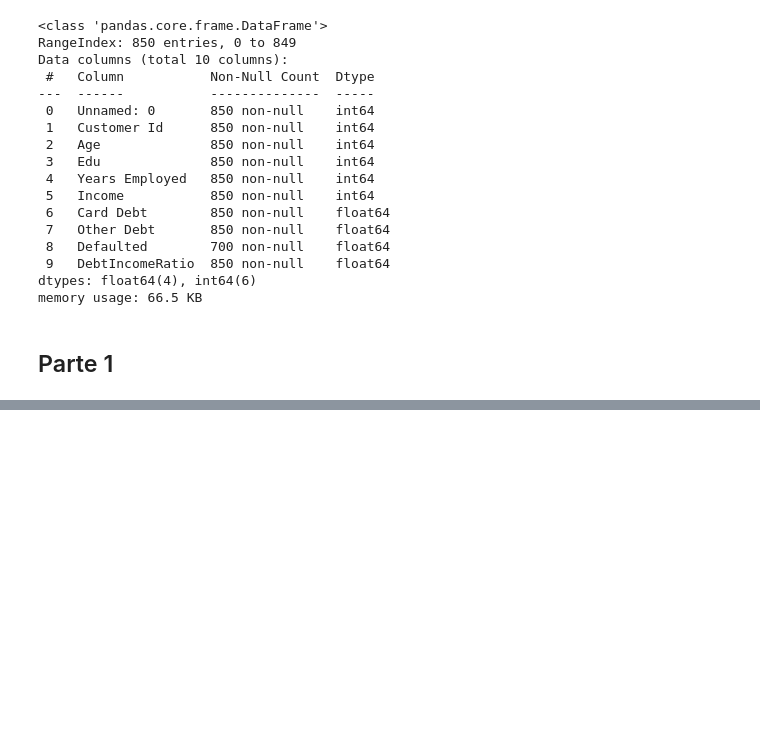
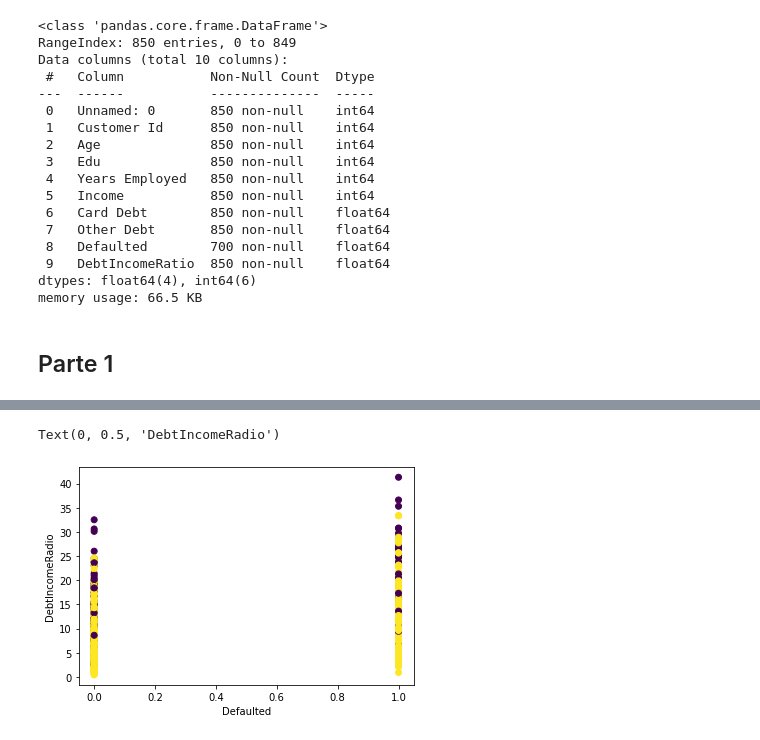
Before and after one commit to cesaralejon/clusters, a Jupyter notebook: clusters_Cesar_Olmedo.ipynb, the cells around one changed output, grey strips where cells are left out. Drawn from its saved outputs; the diff is of its cells as text; code cells hidden in the pictures; blank space fills up the shorter version.

```diff
--- a/clusters_Cesar_Olmedo.ipynb
+++ b/clusters_Cesar_Olmedo.ipynb
@@ -51,6 +51,8 @@ dtypes: float64(4), int64(6)
 memory usage: 66.5 KB
 # %%
 df.dropna(inplace=True)
+# %%
+df.drop(columns= "Unnamed: 0", inplace= True)
 # %% [markdown]
 ## Parte 1
 # %%
@@ -59,5 +61,6 @@ scalar_df = scalar.fit_transform(df)
 # %%
 s_scores = []
 for i in range(2, 11):
-  kmeans = KMeans(n_clusters=i)
+  kmeans = KMeans(n_clusters= 3)
   kmeans.fit(scalar_df)
+s_scores.append(silhouette_score(scalar_df, kmeans.labels_))
@@ -63,0 +91,9 @@ for i in range(2, 11):
+# %%
+df['kmeans_clus'] = kmeans.labels_
+# %%
+plt.scatter(df['Defaulted'], df['DebtIncomeRatio'], c = df['kmeans_clus'])
+plt.xlabel('Defaulted')
+plt.ylabel('DebtIncomeRadio')
+# %% [output]
+Text(0, 0.5, 'DebtIncomeRadio')
+[figure, added]
```
Also changed, not shown: parts of 6 cells of this notebook.
